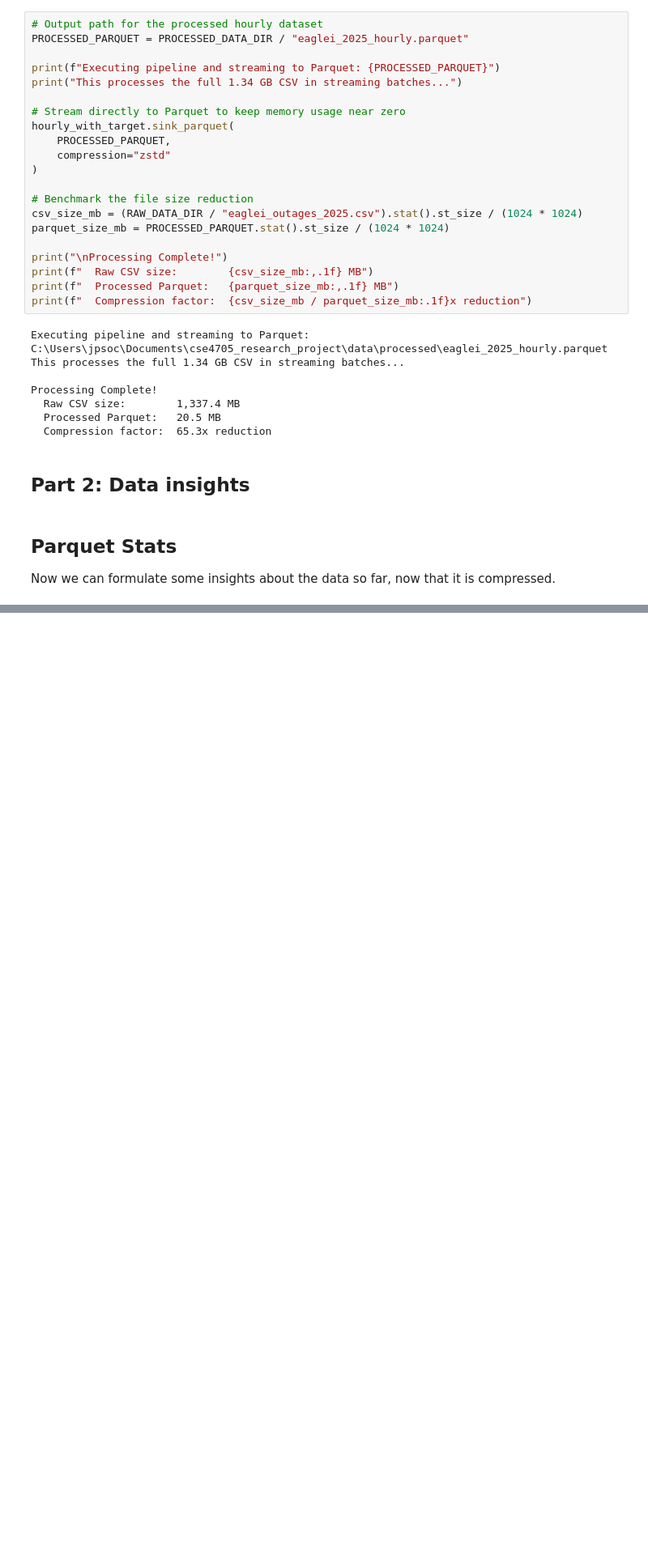
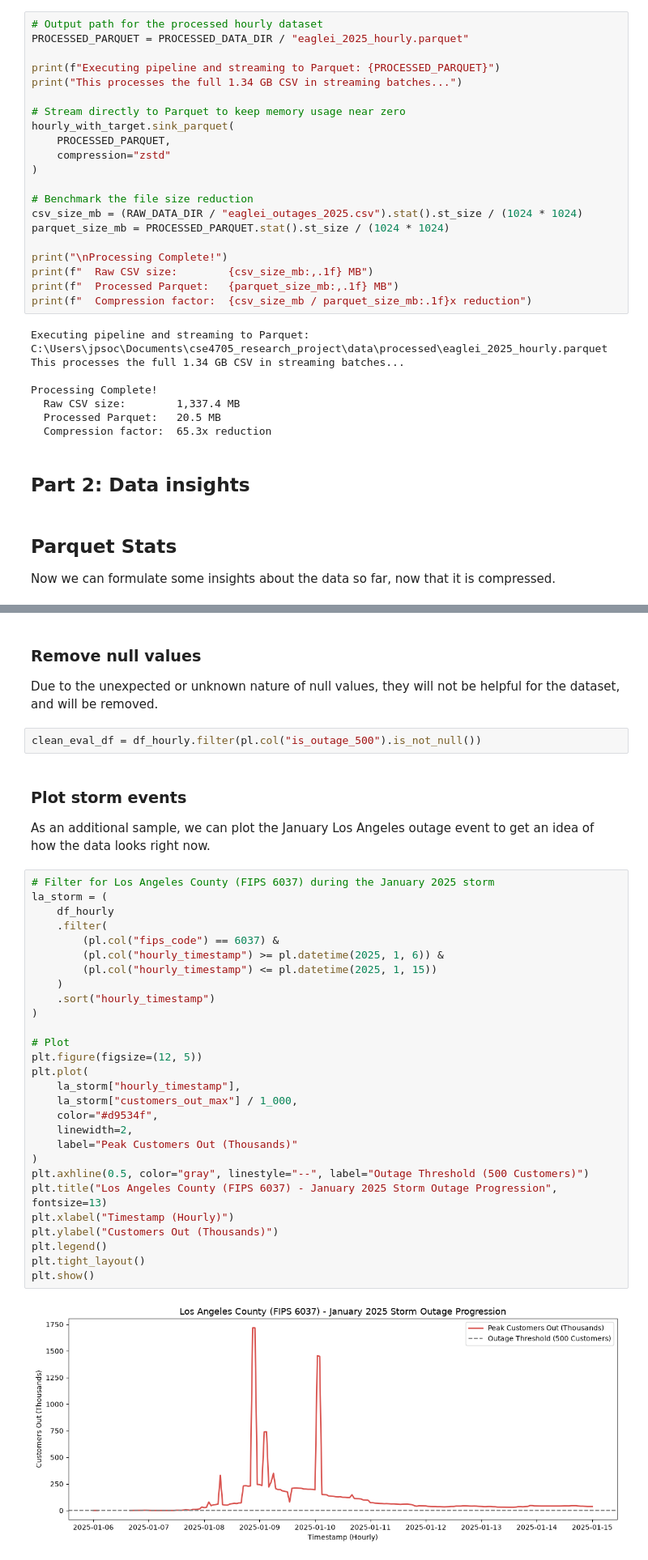
Before and after one commit to JosephPizzuti/cse4705_research_project, a Jupyter notebook: notebooks/01_preprocessing.ipynb, the cells around one changed output, grey strips where cells are left out. Shown at 81% size. Saved outputs shown, nothing was run; the diff lists cells and outputs as text; blank space fills up the shorter version.

Commit message:
implemented common data cleaning techniques

```diff
--- a/notebooks/01_preprocessing.ipynb
+++ b/notebooks/01_preprocessing.ipynb
@@ -223,0 +223,38 @@ shape: (3, 3)
+# %% [markdown]
+### Remove null values
+Due to the unexpected or unknown nature of null values, they will not be helpful for the dataset, and will be removed.
+# %%
+clean_eval_df = df_hourly.filter(pl.col("is_outage_500").is_not_null())
+# %% [markdown]
+### Plot storm events
+As an additional sample, we can plot the January Los Angeles outage event to get an idea of how the data looks right now.
+# %%
+# Filter for Los Angeles County (FIPS 6037) during the January 2025 storm
+la_storm = (
+    df_hourly
+    .filter(
+        (pl.col("fips_code") == 6037) &
+        (pl.col("hourly_timestamp") >= pl.datetime(2025, 1, 6)) &
+        (pl.col("hourly_timestamp") <= pl.datetime(2025, 1, 15))
+    )
+    .sort("hourly_timestamp")
+)
+
+# Plot
+plt.figure(figsize=(12, 5))
+plt.plot(
+    la_storm["hourly_timestamp"],
+    la_storm["customers_out_max"] / 1_000,
+    color="#d9534f",
+    linewidth=2,
+    label="Peak Customers Out (Thousands)"
+)
+plt.axhline(0.5, color="gray", linestyle="--", label="Outage Threshold (500 Customers)")
+plt.title("Los Angeles County (FIPS 6037) - January 2025 Storm Outage Progression", fontsize=13)
+plt.xlabel("Timestamp (Hourly)")
+plt.ylabel("Customers Out (Thousands)")
+plt.legend()
+plt.tight_layout()
+plt.show()
+# %% [output]
+[figure, added]
```
Also changed, not shown: parts of 9 cells of this notebook.
